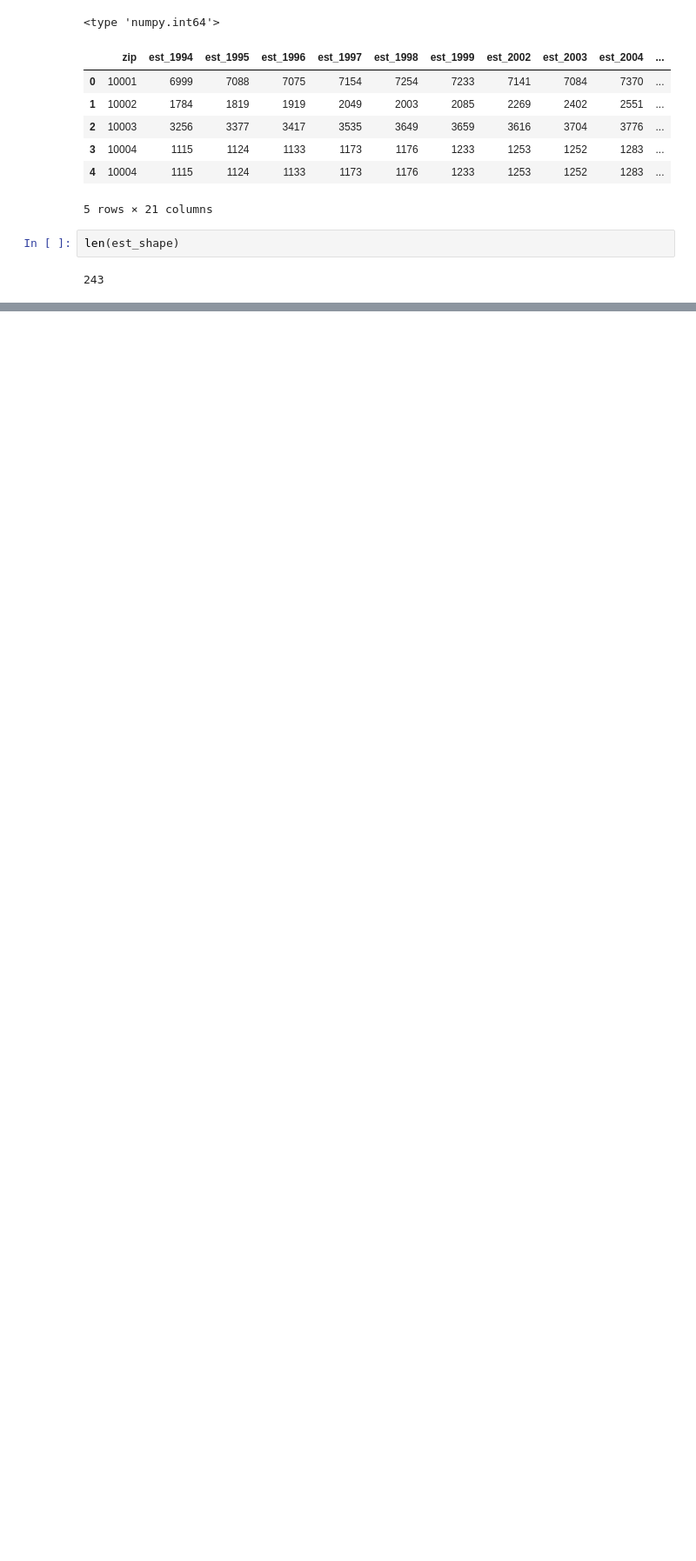
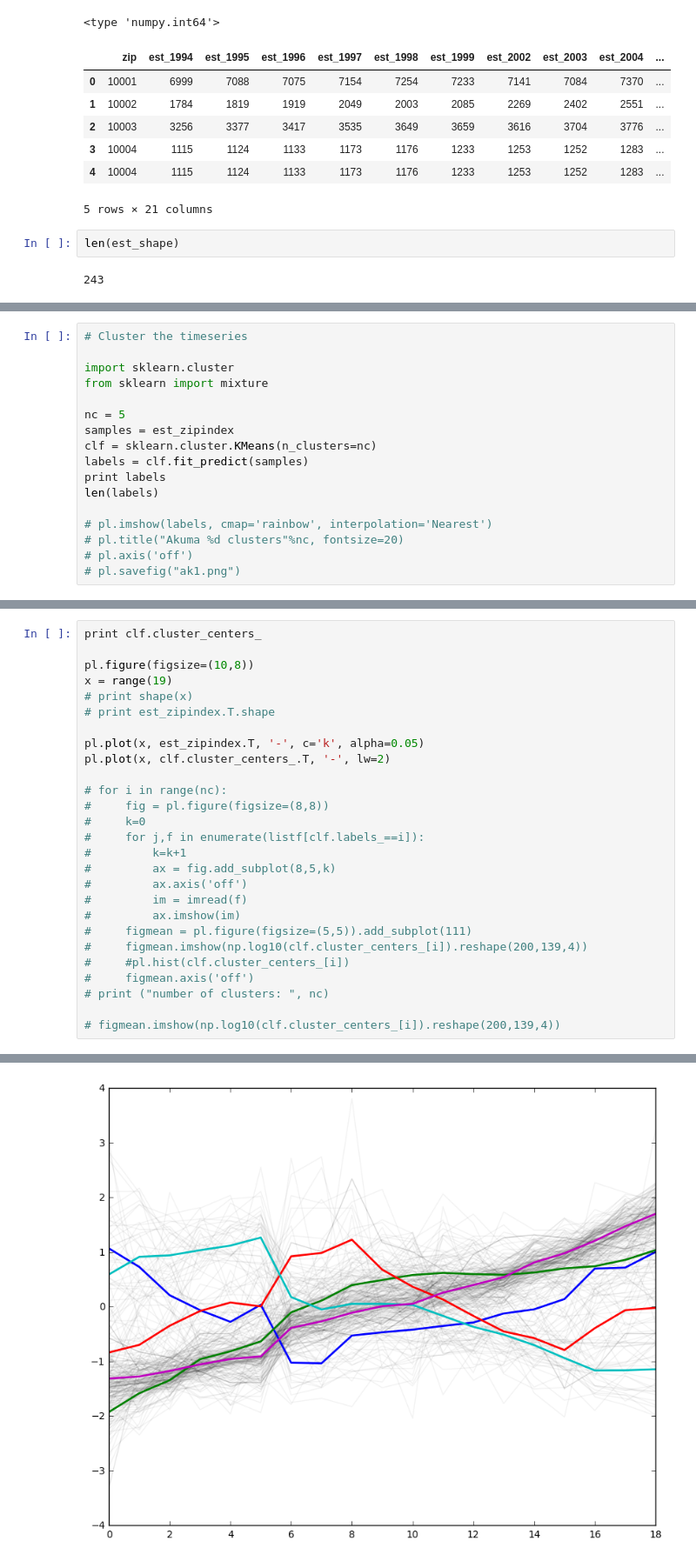
Before and after one commit to iwsstuart/PUI2016_is1480, a Jupyter notebook: HW11_is1480/Assignment2.ipynb, the cells around one changed output, grey strips where cells are left out. Shown at 87% size. Saved outputs shown, nothing was run; the diff lists cells and outputs as text; blank space fills up the shorter version.

Commit message:
Add first cluster plot

```diff
--- a/HW11_is1480/Assignment2.ipynb
+++ b/HW11_is1480/Assignment2.ipynb
@@ -199,0 +210,17 @@ est_zipindex.head()
+# %%
+# Cluster the timeseries
+
+import sklearn.cluster
+from sklearn import mixture
+
+nc = 5
+samples = est_zipindex
+clf = sklearn.cluster.KMeans(n_clusters=nc)
+labels = clf.fit_predict(samples)
+print labels
+len(labels)
+
+# pl.imshow(labels, cmap='rainbow', interpolation='Nearest')
+# pl.title("Akuma %d clusters"%nc, fontsize=20)
+# pl.axis('off')
+# pl.savefig("ak1.png")
@@ -199,0 +236,28 @@ est_zipindex.head()
+# %%
+print clf.cluster_centers_
+
+pl.figure(figsize=(10,8))
+x = range(19)
+# print shape(x)
+# print est_zipindex.T.shape
+
+pl.plot(x, est_zipindex.T, '-', c='k', alpha=0.05)
+pl.plot(x, clf.cluster_centers_.T, '-', lw=2)
+
+# for i in range(nc):
+#     fig = pl.figure(figsize=(8,8))
+#     k=0
+#     for j,f in enumerate(listf[clf.labels_==i]):
+#         k=k+1
+#         ax = fig.add_subplot(8,5,k)
+#         ax.axis('off')
+#         im = imread(f)
+#         ax.imshow(im)
+#     figmean = pl.figure(figsize=(5,5)).add_subplot(111)
+#     figmean.imshow(np.log10(clf.cluster_centers_[i]).reshape(200,139,4))
+#     #pl.hist(clf.cluster_centers_[i])
+#     figmean.axis('off')
+# print ("number of clusters: ", nc)
+
+# figmean.imshow(np.log10(clf.cluster_centers_[i]).reshape(200,139,4))
+# %% [output]
@@ -199,0 +289 @@ est_zipindex.head()
+[figure, added]
```
Also changed, not shown: parts of 4 cells of this notebook.
